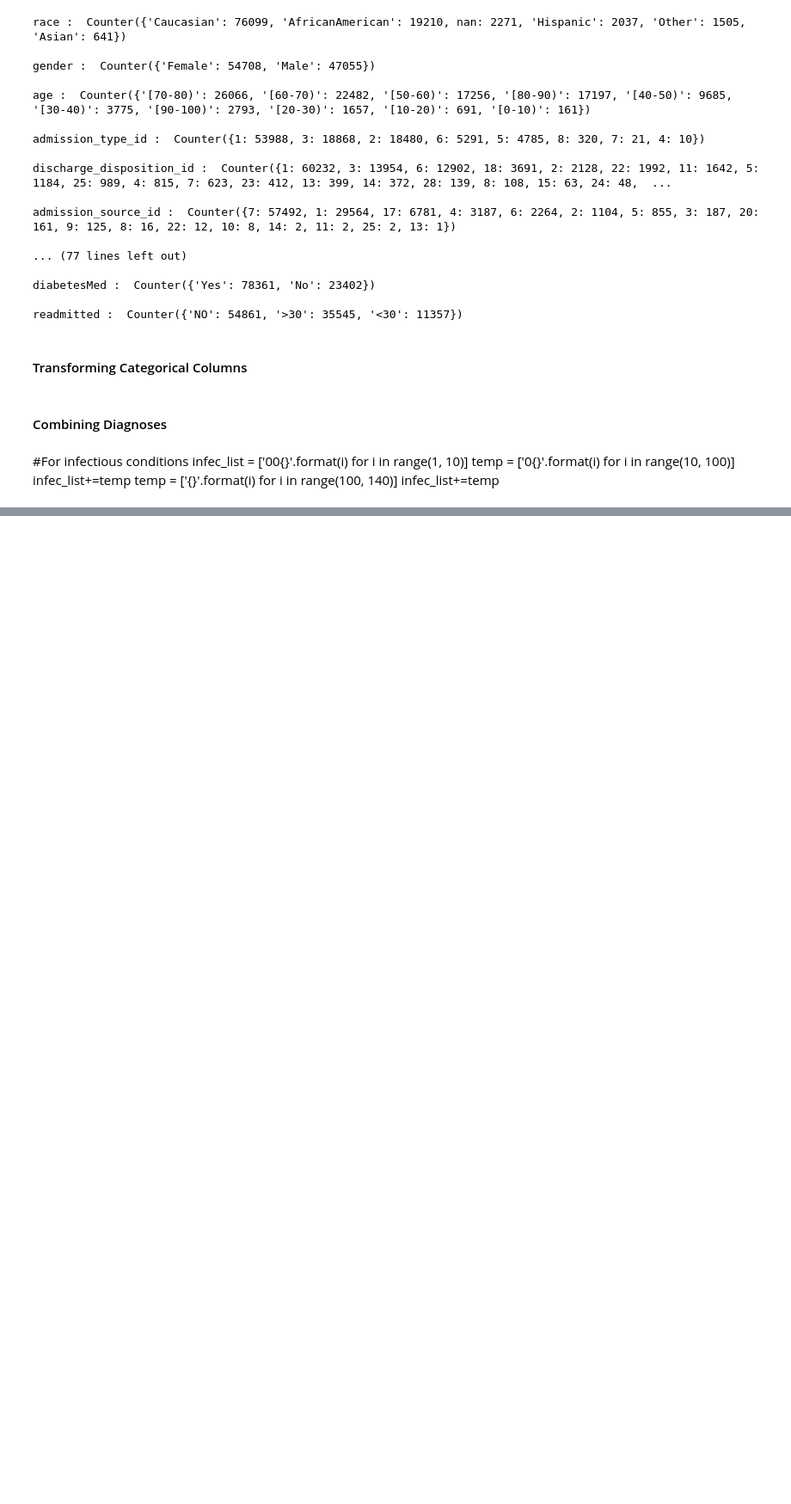
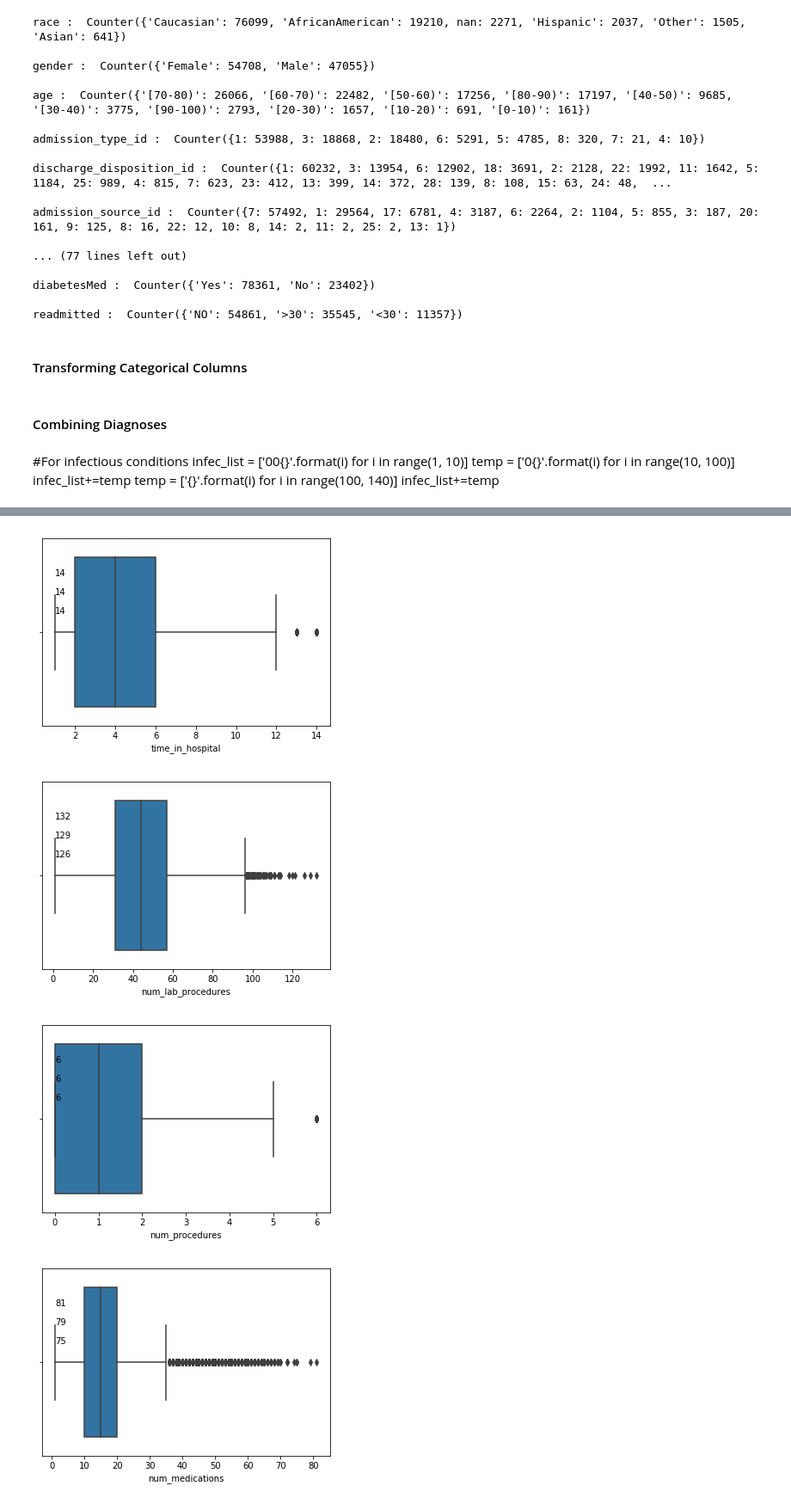
Before and after one commit to Oldyeller89/DL_CX_BD_Project2_Git, a Jupyter notebook: Diabetes_Project2_dlesser_xiangxia.ipynb, the cells around one changed output, grey strips where cells are left out. Shown at 86% size. Saved outputs shown, nothing was run; the diff lists cells and outputs as text; code cells hidden in the pictures; blank space fills up the shorter version.

```diff
--- a/Diabetes_Project2_dlesser_xiangxia.ipynb
+++ b/Diabetes_Project2_dlesser_xiangxia.ipynb
@@ -199,7 +219,7 @@ def change_ord_cols(value):
         return '3'
 
 for col_name in ord_cols:
-    dataIn[col_name] = dataIn[col_name].map(lambda x: change_ord_cols(x))
+    dataIn[col_name] = dataIn[col_name].map(lambda x: int(change_ord_cols(x)))
 # %%
 # Turn the following columns into binary features
 # Had change, prescribed biabetes med, readmitted<30  ==>  1
@@ -214,7 +234,7 @@ def change_bin_cols(value):
         return '1'
 
 for col_name in bin_cols:
-    dataIn[col_name] = dataIn[col_name].map(lambda x: change_bin_cols(x))
+    dataIn[col_name] = dataIn[col_name].map(lambda x: int(change_bin_cols(x)))
 # %% [markdown]
 #### Combining Diagnoses
 # %%
@@ -310,0 +343,24 @@ dataIn.sample(5).T
+# %%
+def visual_continious_cols():
+    '''
+    This function visualizes Box-and-whisker plots for continuous variables
+    '''
+    for i in cont_cols:
+        sns.boxplot(dataIn[i])
+
+        # Print the three highest values
+        highest_vals = sorted(dataIn[i].tolist(),reverse=True)[:3]
+        smallest_val = min(dataIn[i])
+
+        plt.text(smallest_val, -0.3, highest_vals[0])
+        plt.text(smallest_val, -0.2, highest_vals[1])
+        plt.text(smallest_val, -0.1, highest_vals[2])
+
+        plt.show()
+
+visual_continious_cols()
+# %% [output]
+[figure, added]
+[figure, added]
+[figure, added]
+[figure, added]
```
Also changed, not shown: parts of 9 cells of this notebook.
